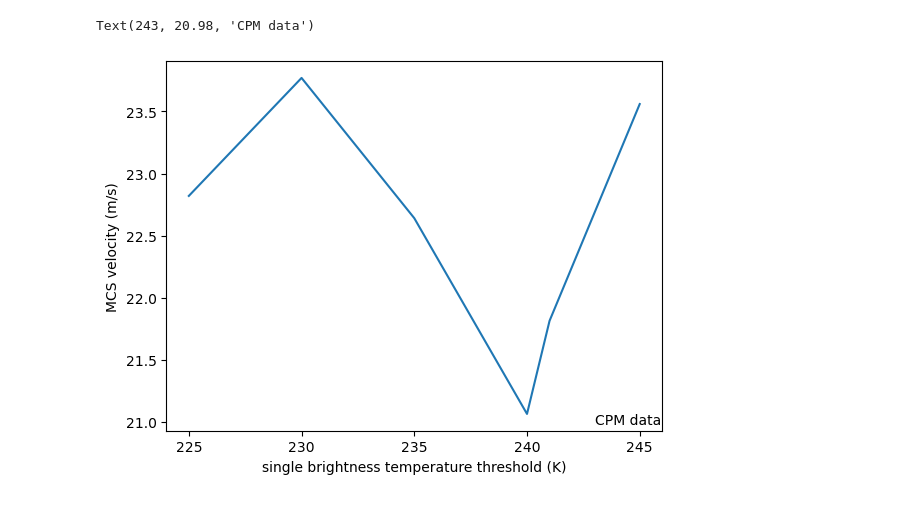
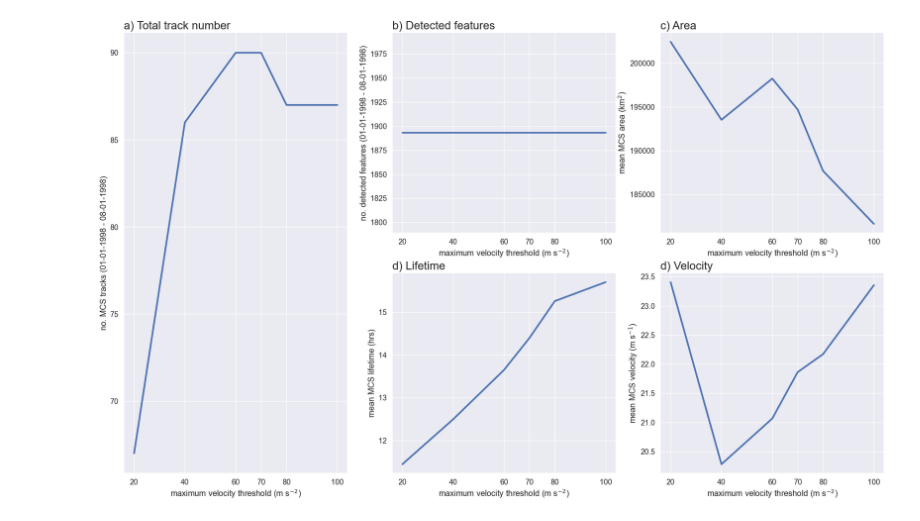
Before and after one commit to harrietgilmour/tobac_sensitivity, a Jupyter notebook: running_tobac.ipynb, the cells around one changed output. Drawn from its saved outputs; the diff is of its cells as text; code cells hidden in the pictures.

```diff
--- a/running_tobac.ipynb
+++ b/running_tobac.ipynb
@@ -123,9 +89,48 @@ Text(243, 13.3, 'CPM data')
-# %%
-plt.plot(df['threshold'],df['mean_velocity'])
-plt.xticks([225,230,235,240,245])
-plt.ylabel('mean MCS velocity (m/s)')
-plt.xlabel('single brightness temperature threshold (K)')
-plt.text(243,20.98, "CPM data",fontsize=10)
-# %% [output]
-Text(243, 20.98, 'CPM data')
-[figure, removed]
+# %%
+#plot of initiation time of MCSs
+import seaborn as sns
+sns.set(font_scale=1.2)
+
+plt.figure(figsize=(24,14))
+f= 20
+lf= 15
+
+xticks=[20,40,60,70,80,100]
+ax1=plt.subplot(2,3,(1,4))
+ax1.set_title('a) Total track number ', loc='left', fontsize= f )
+ax1.plot(df['v_max'],df['num_tracks'],linewidth=3)
+ax1.set_xticks(xticks)
+ax1.set_ylabel('no. MCS tracks (01-01-1998 - 08-01-1998)')
+ax1.set_xlabel('maximum velocity threshold (m s$^{-2}$)')
+
+ax2=plt.subplot(2,3,2)
+ax2.set_title('b) Detected features ', loc='left', fontsize= f )
+ax2.plot(df['v_max'],df['num_features'],linewidth=3)
+ax2.set_xticks(xticks)
+ax2.set_ylabel('no. detected features (01-01-1998 - 08-01-1998)')
+ax2.set_xlabel('maximum velocity threshold (m s$^{-2}$)')
+
+ax3=plt.subplot(2,3,3)
+ax3.set_title('c) Area ', loc='left', fontsize= f )
+ax3.plot(df['v_max'],df['mean_area'],linewidth=3)
+ax3.set_xticks(xticks)
+ax3.set_ylabel('mean MCS area (km$^{2}$)')
+ax3.set_xlabel('maximum velocity threshold (m s$^{-2}$)')
+
+ax4=plt.subplot(2,3,5)
+ax4.set_title('d) Lifetime ', loc='left', fontsize= f )
+ax4.plot(df['v_max'],df['mean_lifetime'],linewidth=3)
+ax4.set_xticks(xticks)
+ax4.set_ylabel('mean MCS lifetime (hrs)')
+ax4.set_xlabel('maximum velocity threshold (m s$^{-2}$)')
+
+ax5=plt.subplot(2,3,6)
+ax5.set_title('d) Velocity ', loc='left', fontsize= f )
+ax5.plot(df['v_max'],df['mean_velocity'],linewidth=3)
+ax5.set_xticks(xticks)
+ax5.set_ylabel('mean MCS velocity (m s$^{-1}$)')
+ax5.set_xlabel('maximum velocity threshold (m s$^{-2}$)')
+
+plt.savefig('Plot/singleTb/Vmax_analysis_.png')
+# %% [output]
+[figure, added]
```
Also changed, not shown: parts of 11 cells of this notebook, 20 other files.
